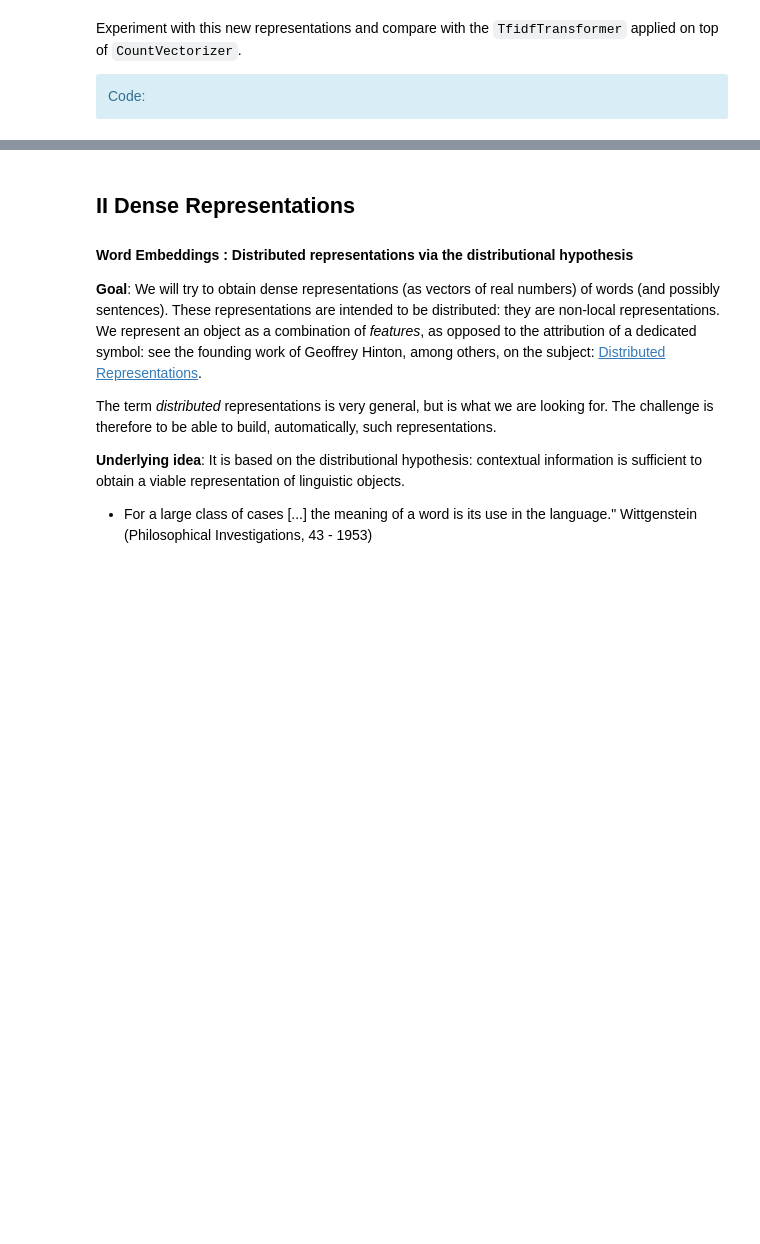
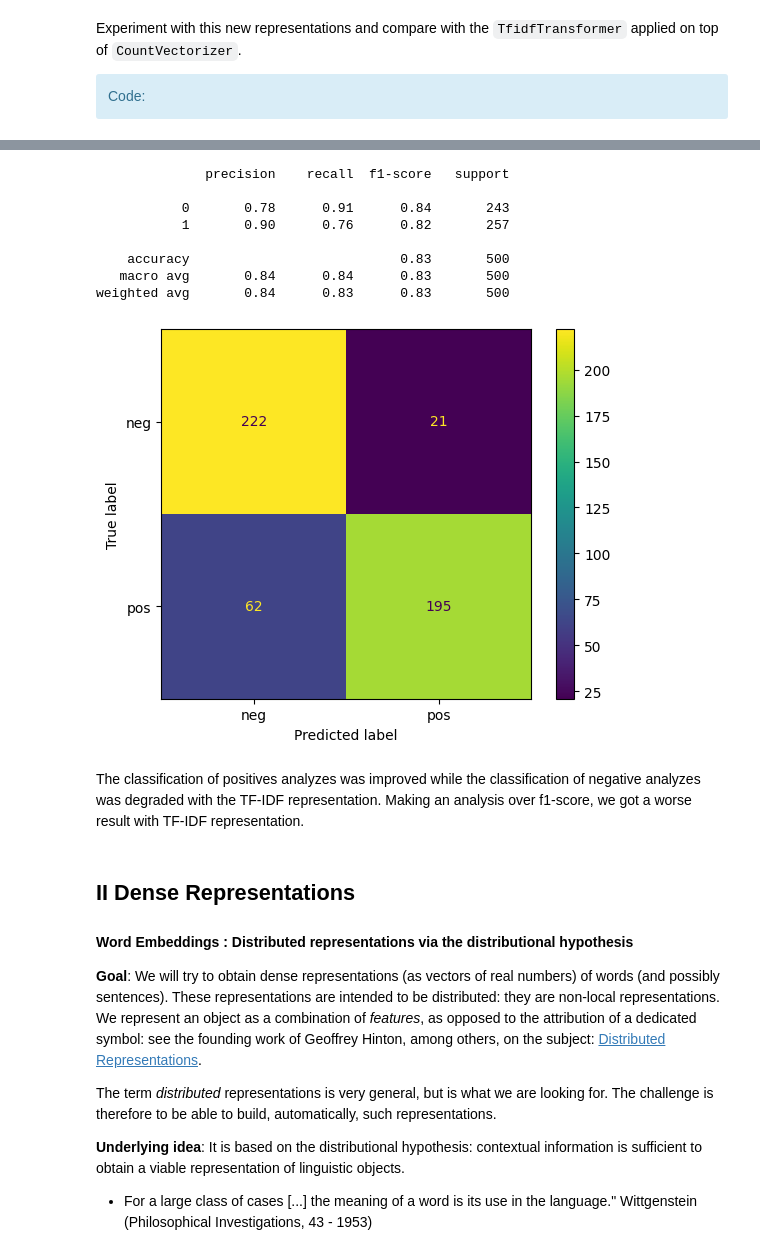
Before and after one commit to V-kr0pt/Data-Science, a Jupyter notebook: SD-TSIA-214 - Machine Learning for Text Mining/TP_Embeddings_for_Sentiment_Analysis_SD-TSIA-214_students_UPDATED.ipynb, the cells around one changed output, grey strips where cells are left out. Drawn from its saved outputs; the diff is of its cells as text; code cells hidden in the pictures; blank space fills up the shorter version.

```diff
--- a/SD-TSIA-214 - Machine Learning for Text Mining/TP_Embeddings_for_Sentiment_Analysis_SD-TSIA-214_students_UPDATED.ipynb
+++ b/SD-TSIA-214 - Machine Learning for Text Mining/TP_Embeddings_for_Sentiment_Analysis_SD-TSIA-214_students_UPDATED.ipynb
@@ -453,5 +507,31 @@
 # %%
 from sklearn.feature_extraction.text import TfidfTransformer
+# %%
+clf = MultinomialNB()
+pipeline_tfidf = Pipeline([
+    ('vect', CountVectorizer(max_features=30000, stop_words=None, analyzer='word', max_df=1.0, ngram_range=(1, 2))),
+    ('tfidf', TfidfTransformer()),
+    ('clf', MultinomialNB()),
+])
+pipeline_tfidf.fit(train_texts_splt, train_labels_splt)
+val_pred = pipeline_tfidf.predict(val_texts)
+conf_matrix = confusion_matrix(val_labels, val_pred)
+disp = ConfusionMatrixDisplay(confusion_matrix=conf_matrix, display_labels=['neg', 'pos'])
+disp.plot()
+
+print(classification_report(val_labels, val_pred))
+# %% [output]
+              precision    recall  f1-score   support
+
+           0       0.78      0.91      0.84       243
+           1       0.90      0.76      0.82       257
+
+    accuracy                           0.83       500
+   macro avg       0.84      0.84      0.83       500
+weighted avg       0.84      0.83      0.83       500
+[figure, added]
+# %% [markdown]
+The classification of positives analyzes was improved while the classification of negative analyzes was degraded with the TF-IDF representation. Making an analysis over f1-score, we got a worse result with TF-IDF representation.
 # %% [markdown]
 ## II Dense Representations
 
```
Also changed, not shown: parts of 11 cells of this notebook.
